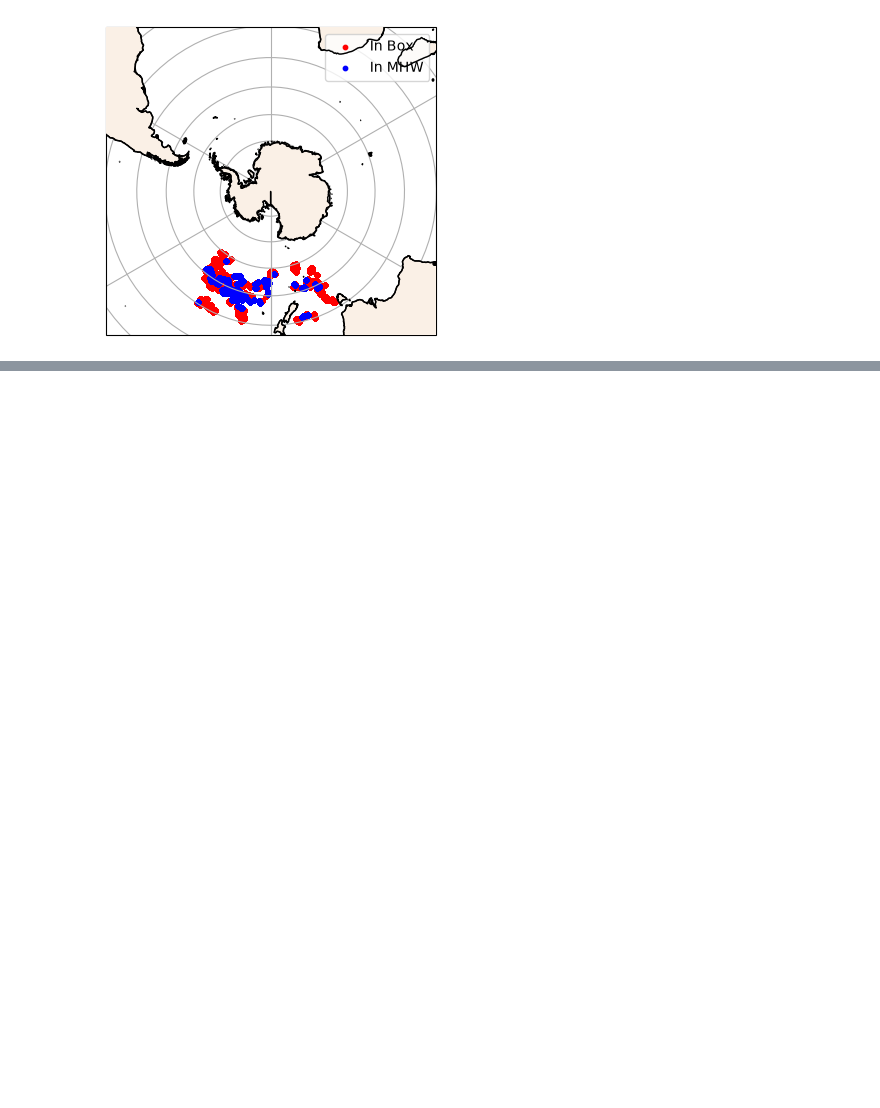
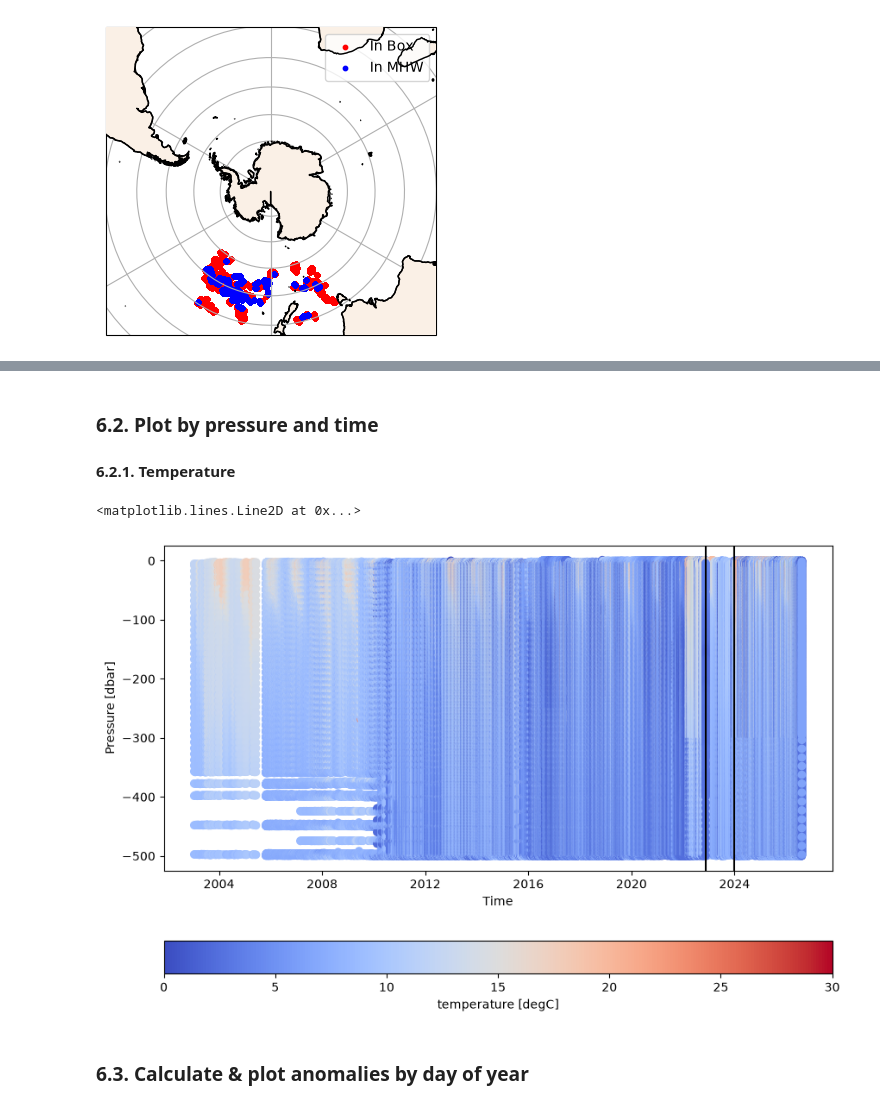
Before and after one commit to go-bgc/Marine-Heat-Waves, a Jupyter notebook: contributors/abby/LoadData_AB.ipynb, the cells around one changed output, grey strips where cells are left out. Cells and saved outputs as stored; diff of their text form; code cells hidden in the pictures; blank space fills up the shorter version.

```diff
--- a/contributors/abby/LoadData_AB.ipynb
+++ b/contributors/abby/LoadData_AB.ipynb
@@ -499,0 +521,32 @@ df_clim
+# %%
+DFMHW = df_mhw.groupby(by = ['JULD', 'PRES']).mean().reset_index()
+DFCLIM = df_clim.groupby(by = ['JULD', 'PRES']).mean().reset_index()
+# %% [markdown]
+### 6.2. Plot by pressure and time
+#### 6.2.1. Temperature
+# %%
+fig, ax = plt.subplots(figsize = [10,7])
+
+x = DFMHW['JULD']
+y = -DFMHW['PRES']
+z = DFMHW['TEMP']
+
+im = ax.scatter(x, y, c = z, cmap = 'coolwarm', vmin = 0, vmax = 30)
+ax.set_ylabel("Pressure [dbar]")
+ax.set_xlabel("Time")
+cbar = plt.colorbar(im, ax = ax, orientation = 'horizontal')
+cbar.set_label("temperature [degC]")
+
+x = DFCLIM['JULD']
+y = -DFCLIM['PRES']
+z = DFCLIM['TEMP']
+
+im = ax.scatter(x, y, c = z, cmap = 'coolwarm', vmin = 0, vmax = 30)
+
+ax.axvline(date0, color = 'k')
+ax.axvline(date1, color = 'k')
+# %% [output]
+<matplotlib.lines.Line2D at 0x...>
+[figure, added]
+# %% [markdown]
+### 6.3. Calculate & plot anomalies by day of year
```
Also changed, not shown: parts of 16 cells of this notebook, 1 other file.
